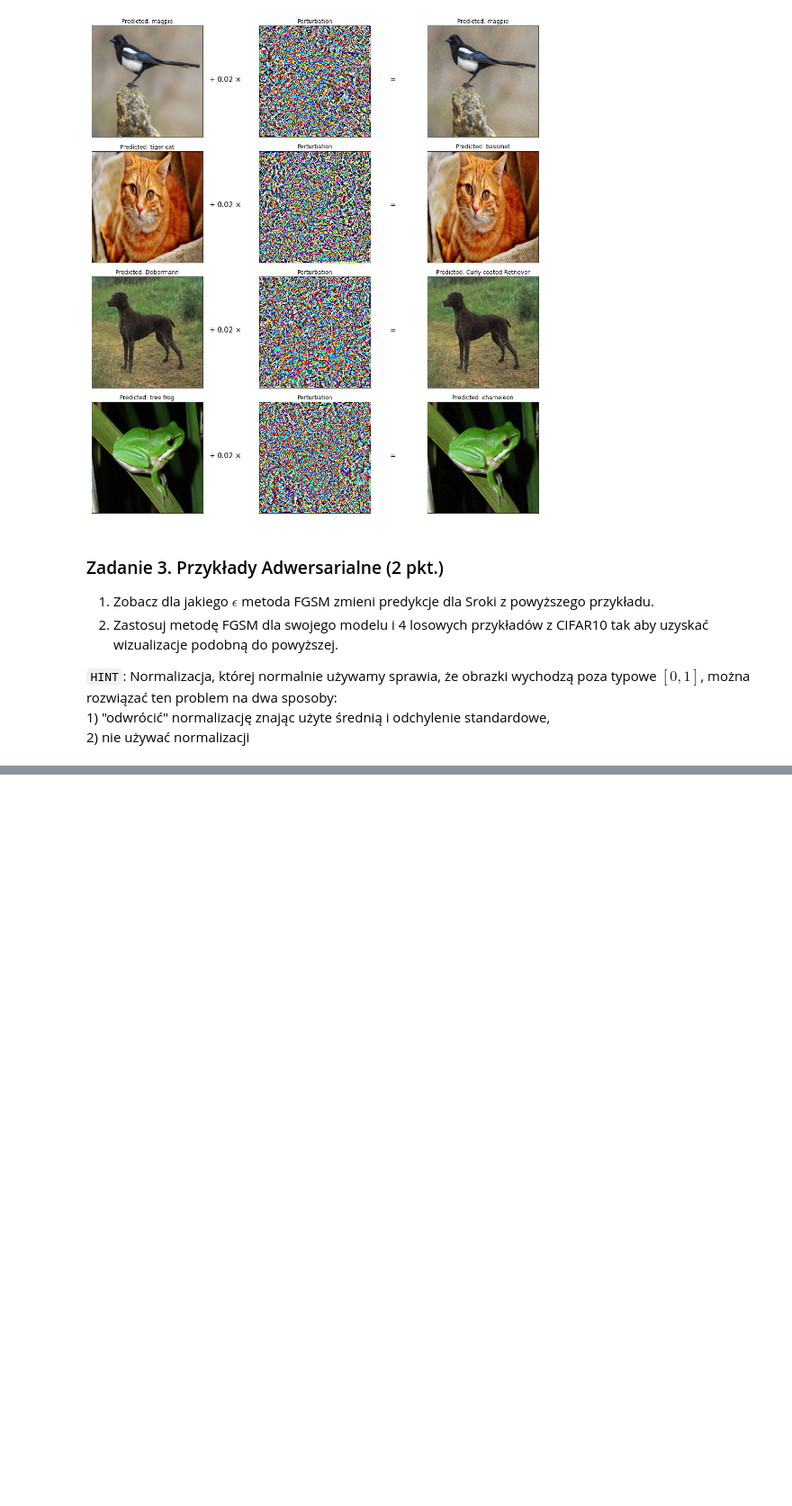
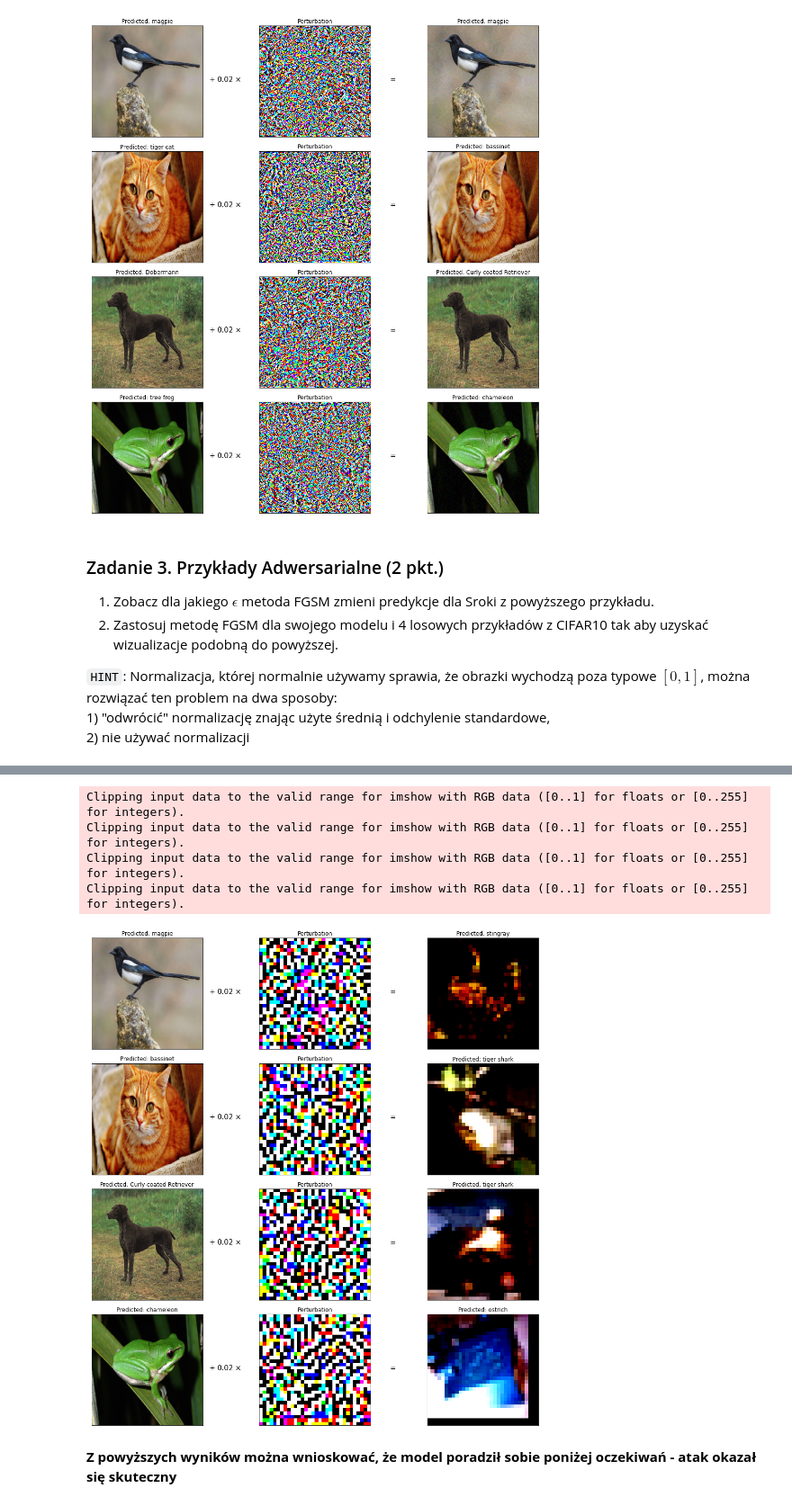
Before and after one commit to youngturing/UJ_machine_learning, a Jupyter notebook: lab/09_image_classification.ipynb, the cells around one changed output, grey strips where cells are left out. Shown at 90% size. Saved outputs shown, nothing was run; the diff lists cells and outputs as text; code cells hidden in the pictures; blank space fills up the shorter version.

```diff
--- a/lab/09_image_classification.ipynb
+++ b/lab/09_image_classification.ipynb
@@ -515,0 +540,60 @@ fig.tight_layout()
+# %%
+# tutaj zastosuj metode FGSM do wygenerowania przykładów adwersarialnych
+eps = 0.02
+net.eval()
+_, predicted = torch.max(outputs, 1)
+
+loss = nn.CrossEntropyLoss()
+images.requires_grad = True
+outputs = net(images)
+cost = loss(outputs, predicted)
+
+grad = torch.autograd.grad(cost, images, create_graph=False)[0]
+# FGSM
+adv_imgs = images + eps * grad.sign()
+adv_imgs = torch.clamp(adv_imgs, min=0, max=1).detach()
+grads = torch.clamp(grad.sign(), min=0, max=1).detach()
+adv_imgs = images + eps * grad.sign()
+# %%
+# tutaj przetestuj swój net i użyj wizualizacji z powyższego przykładu
+output = net(adv_imgs)
+adv_pred = torch.argmax(output, 1)
+
+labels_url = 'https://raw.githubusercontent.com/anishathalye/imagenet-simple-labels/master/imagenet-simple-labels.json'
+with urllib.request.urlopen(labels_url) as url:
+    s = url.read().decode("utf-8")
+    labels = json.loads(s)
+
+fig, axes = plt.subplots(nrows=4, ncols=3, figsize=(15, 15))
+for row, img, adv, p, adv_p, g in zip(axes, imgs, adv_imgs, pred, adv_pred, grads):
+    row[0].imshow(np.transpose(img.detach(), (1,2,0)))
+    row[0].set_title(f"Predicted: {labels[p]}")
+    row[0].set_xticks([])
+    row[0].set_yticks([])
+
+    row[0].text(1.2,0.5, fr"+ {eps} $\times$", size=15, ha="center", transform=row[0].transAxes)
+
+    row[1].imshow(np.transpose(g, (1,2,0)))
+    row[1].set_title(f"Perturbation")
+    row[1].set_xticks([])
+    row[1].set_yticks([])
+
+    row[1].text(1.2,0.5, "=", size=15, ha="center", transform=row[1].transAxes)
+
+    row[2].imshow(np.transpose(adv.detach(), (1,2,0)))
+    row[2].set_title(f"Predicted: {labels[adv_p]}")
+    row[2].set_xticks([])
+    row[2].set_yticks([])
+
+fig.tight_layout()
+# %% [output]
+Clipping input data to the valid range for imshow with RGB data ([0..1] for floats or [0..255] for integers).
+Clipping input data to the valid range for imshow with RGB data ([0..1] for floats or [0..255] for integers).
+Clipping input data to the valid range for imshow with RGB data ([0..1] for floats or [0..255] for integers).
+Clipping input data to the valid range for imshow with RGB data ([0..1] for floats or [0..255] for integers).
+[figure, added]
+# %% [markdown]
+
+
+
+**Z powyższych wyników można wnioskować, że model poradził sobie poniżej oczekiwań - atak okazał się skuteczny**
```
Also changed, not shown: parts of 8 cells of this notebook, 1 other file.
